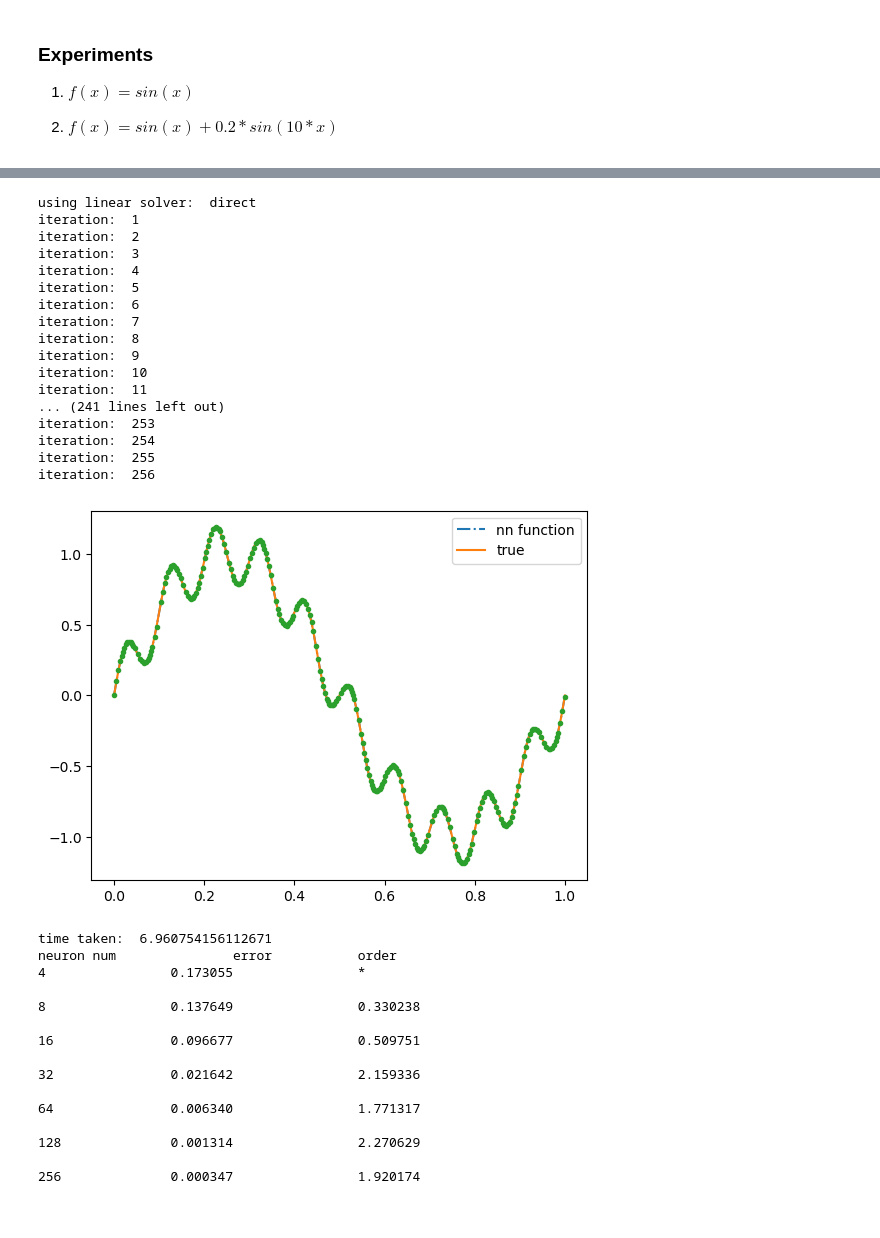
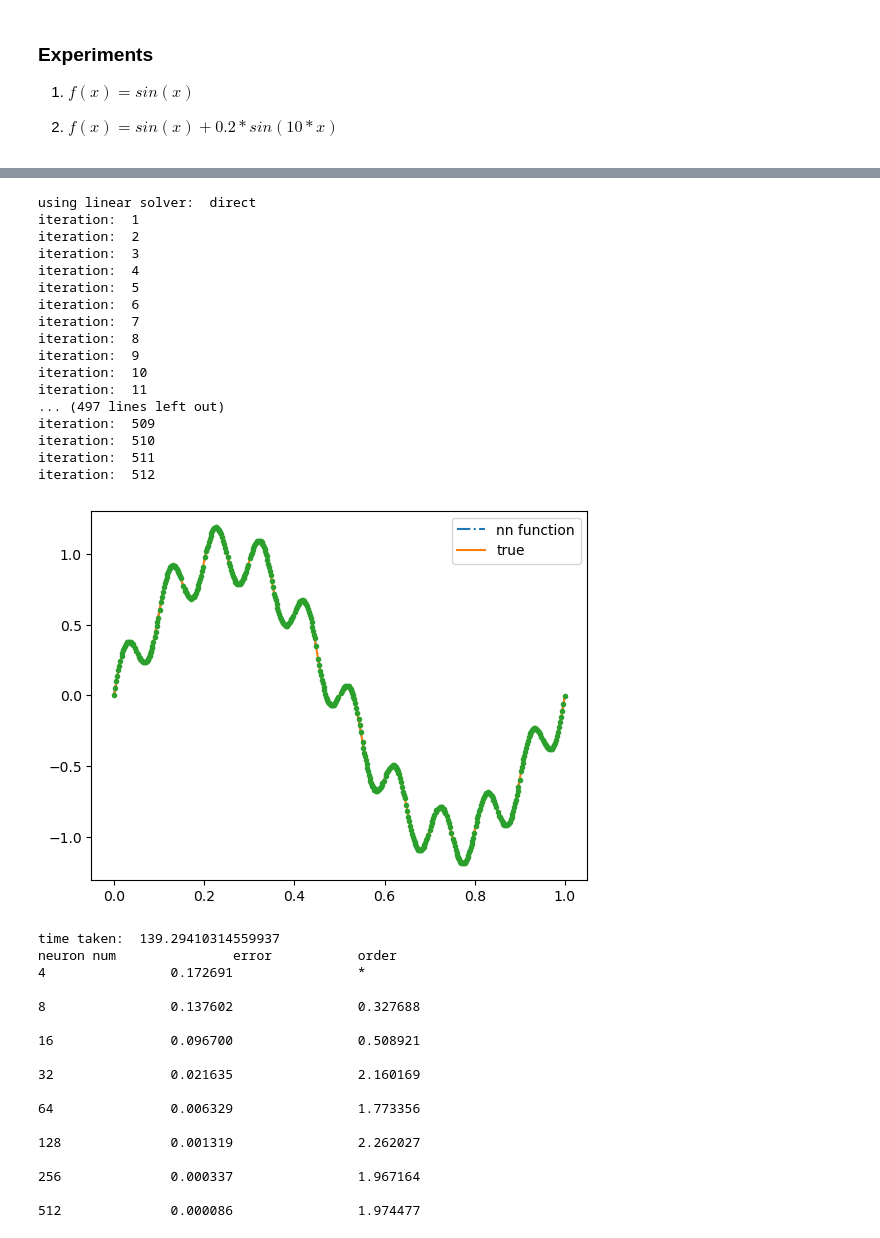
Before and after one commit to georgexxu/ProgrammingAssignment, a Jupyter notebook: L2Fitting1D_OGA.ipynb, the cells around one changed output, grey strips where cells are left out. Saved outputs shown, nothing was run; the diff lists cells and outputs as text; code cells hidden in the pictures.

```diff
--- a/L2Fitting1D_OGA.ipynb
+++ b/L2Fitting1D_OGA.ipynb
@@ -382,50 +382,52 @@ neuron num               error           order
 # %%
 def target(x):
     return torch.sin(2*pi*x) + 0.2*torch.sin(10*2*pi*x)
 
-N = 2**10
+N = 2**11
 
 my_model = None
-exponent = 8
+exponent = 9
 # num_epochs = 10 # number of neurons added
 for num_epochs in [2**exponent]:
     err_l2, my_model = OGAL2FittingReLU1D(my_model,target,N, \
-                    num_epochs,plot_freq = num_epochs,Nx = 1024,order =3,k = 1, solver = 'direct')
+                    num_epochs,plot_freq = num_epochs,Nx = 2048,order =3,k = 1, solver = 'direct')
 
 show_convergence_order(err_l2,exponent)
 # for i in [2,4,8,16,32,64,128,256]:
 #     print(err[i])
 # %% [output]
 using linear solver:  direct
 iteration:  1
 iteration:  2
 iteration:  3
 iteration:  4
 iteration:  5
 iteration:  6
 iteration:  7
 iteration:  8
 iteration:  9
 iteration:  10
 iteration:  11
-... (241 lines left out)
-iteration:  253
-iteration:  254
-iteration:  255
-iteration:  256
+... (497 lines left out)
+iteration:  509
+iteration:  510
+iteration:  511
+iteration:  512
-[figure, old version]
+[figure, new version]
-time taken:  6.960754156112671
+time taken:  139.29410314559937
 neuron num               error           order
-4                0.173055                *
+4                0.172691                *
 
-8                0.137649                0.330238
+8                0.137602                0.327688
 
-16               0.096677                0.509751
+16               0.096700                0.508921
 
-32               0.021642                2.159336
+32               0.021635                2.160169
 
-64               0.006340                1.771317
+64               0.006329                1.773356
 
-128              0.001314                2.270629
+128              0.001319                2.262027
 
-256              0.000347                1.920174
+256              0.000337                1.967164
+
+512              0.000086                1.974477
```
Also changed, not shown: parts of 1 cell of this notebook, 1 other file.
